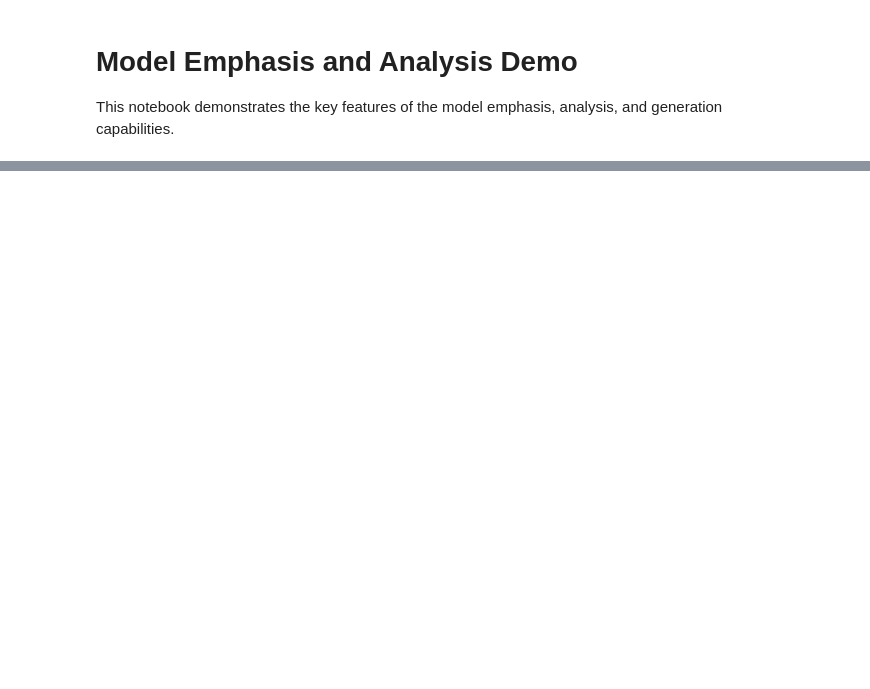
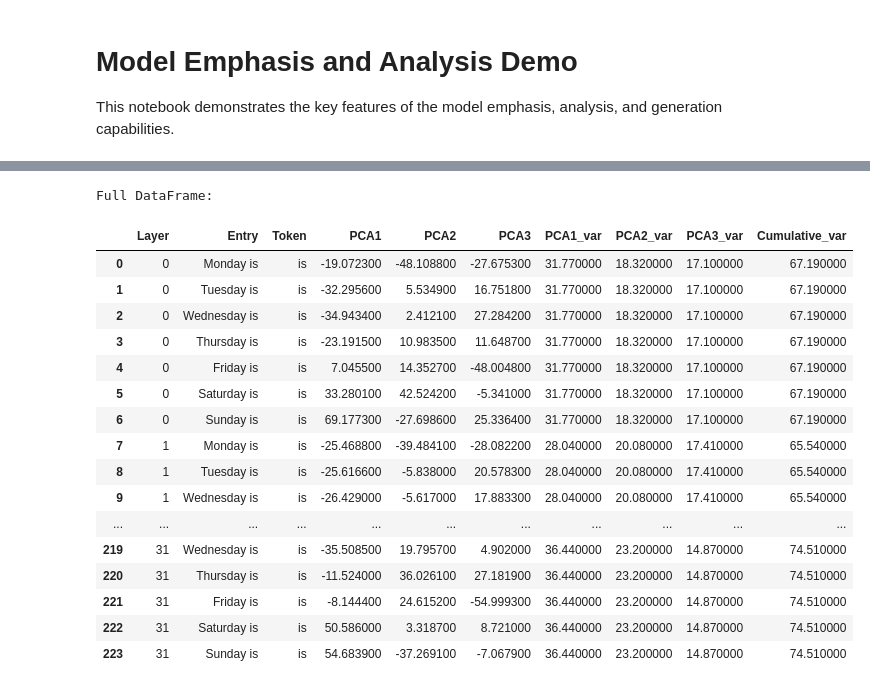
Before and after one commit to JoeLuker/mi-experiments, a Jupyter notebook: notebooks/PCA.ipynb, the cells around one changed output, grey strips where cells are left out. Cells and saved outputs as stored; diff of their text form; code cells hidden in the pictures; blank space fills up the shorter version.

```diff
--- a/notebooks/PCA.ipynb
+++ b/notebooks/PCA.ipynb
@@ -227,3 +168,28 @@ Full DataFrame:
+# %%
+
+# Usage
+df_aligned = get_pca_values_df_aligned_batched(model, tokenizer)
+print("\nFull DataFrame:")
+display(df_aligned.style.set_table_styles([{'selector': '', 'props': [('max-height', '400px'), ('overflow-y', 'scroll'), ('display', 'block')]}]))
+# %% [output]
+Full DataFrame:
+|  | Layer | Entry | Token | PCA1 | PCA2 | PCA3 | PCA1_var | PCA2_var | PCA3_var | Cumulative_var |
+| 0 | 0 | Monday is | is | -19.072300 | -48.108800 | -27.675300 | 31.770000 | 18.320000 | 17.100000 | 67.190000 |
+| 1 | 0 | Tuesday is | is | -32.295600 | 5.534900 | 16.751800 | 31.770000 | 18.320000 | 17.100000 | 67.190000 |
+| 2 | 0 | Wednesday is | is | -34.943400 | 2.412100 | 27.284200 | 31.770000 | 18.320000 | 17.100000 | 67.190000 |
+| 3 | 0 | Thursday is | is | -23.191500 | 10.983500 | 11.648700 | 31.770000 | 18.320000 | 17.100000 | 67.190000 |
+| 4 | 0 | Friday is | is | 7.045500 | 14.352700 | -48.004800 | 31.770000 | 18.320000 | 17.100000 | 67.190000 |
+| 5 | 0 | Saturday is | is | 33.280100 | 42.524200 | -5.341000 | 31.770000 | 18.320000 | 17.100000 | 67.190000 |
+| 6 | 0 | Sunday is | is | 69.177300 | -27.698600 | 25.336400 | 31.770000 | 18.320000 | 17.100000 | 67.190000 |
+| 7 | 1 | Monday is | is | -25.468800 | -39.484100 | -28.082200 | 28.040000 | 20.080000 | 17.410000 | 65.540000 |
+| 8 | 1 | Tuesday is | is | -25.616600 | -5.838000 | 20.578300 | 28.040000 | 20.080000 | 17.410000 | 65.540000 |
+| 9 | 1 | Wednesday is | is | -26.429000 | -5.617000 | 17.883300 | 28.040000 | 20.080000 | 17.410000 | 65.540000 |
+| ... | ... | ... | ... | ... | ... | ... | ... | ... | ... | ... |
+| 219 | 31 | Wednesday is | is | -35.508500 | 19.795700 | 4.902000 | 36.440000 | 23.200000 | 14.870000 | 74.510000 |
+| 220 | 31 | Thursday is | is | -11.524000 | 36.026100 | 27.181900 | 36.440000 | 23.200000 | 14.870000 | 74.510000 |
+| 221 | 31 | Friday is | is | -8.144400 | 24.615200 | -54.999300 | 36.440000 | 23.200000 | 14.870000 | 74.510000 |
+| 222 | 31 | Saturday is | is | 50.586000 | 3.318700 | 8.721000 | 36.440000 | 23.200000 | 14.870000 | 74.510000 |
+| 223 | 31 | Sunday is | is | 54.683900 | -37.269100 | -7.067900 | 36.440000 | 23.200000 | 14.870000 | 74.510000 |
 # %%
 def plot_pca_from_df(df):
     num_layers = df['Layer'].nunique()
```
Also changed, not shown: parts of 6 cells of this notebook, 2 other files.
